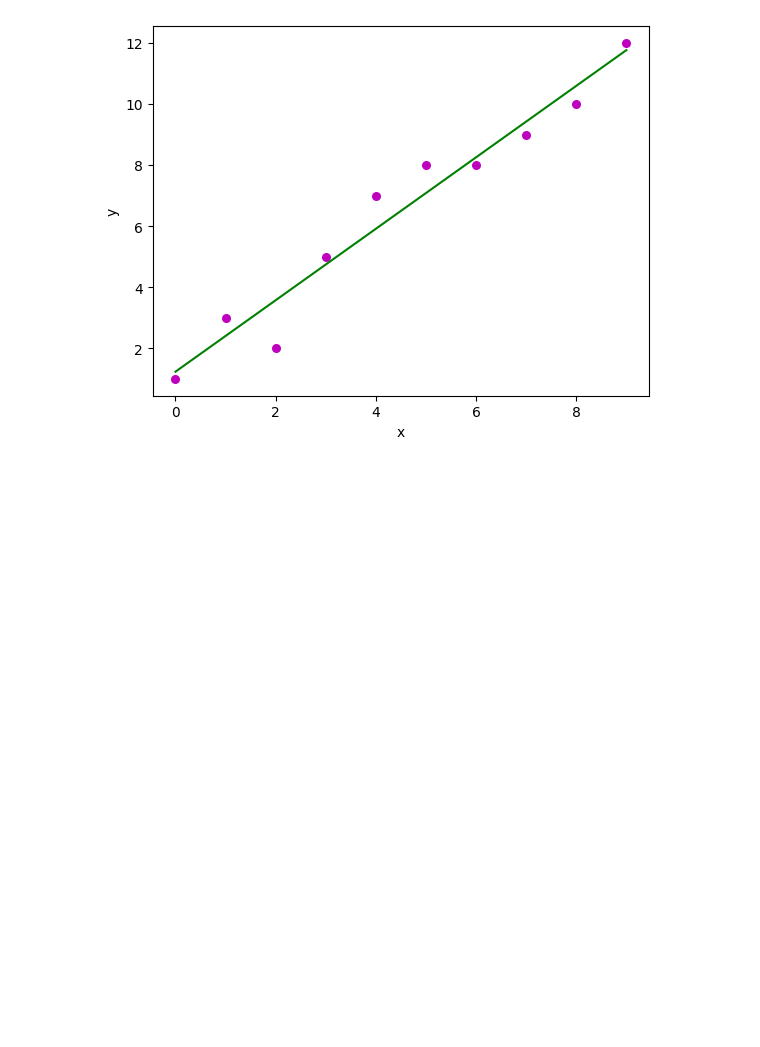
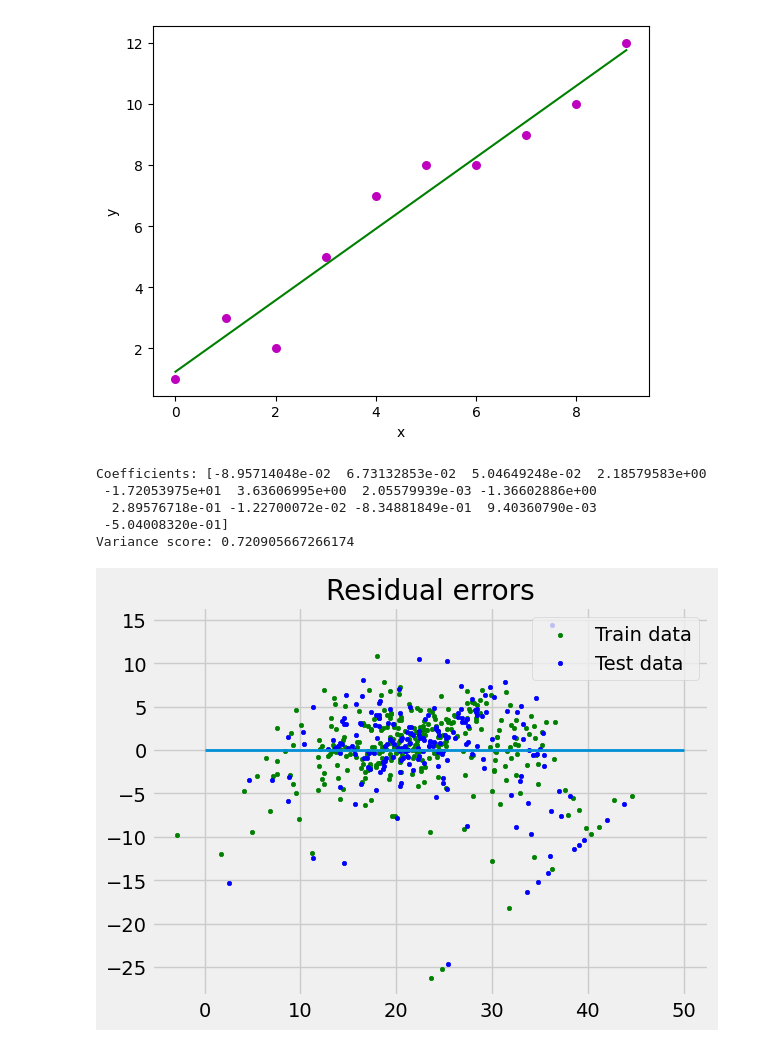
Before and after one commit to Subhash23jan/ML-LAB, a Jupyter notebook: LAB4_LR.ipynb, the cells around one changed output. Saved outputs shown, nothing was run; the diff lists cells and outputs as text; code cells hidden in the pictures; blank space fills up the shorter version.

```diff
--- a/LAB4_LR.ipynb
+++ b/LAB4_LR.ipynb
@@ -48,3 +48,44 @@ Estimated coefficients:
 b_0 = 1.2363636363636363
 b_1 = 1.1696969696969697
 [figure]
+# %%
+from sklearn.model_selection import train_test_split
+import matplotlib.pyplot as plt
+import numpy as np
+import pandas as pd
+from sklearn import datasets, linear_model, metrics
+
+data_url = "http://lib.stat.cmu.edu/datasets/boston"
+
+raw_df = pd.read_csv(data_url, sep="\s+", skiprows=22, header=None)
+X = np.hstack([raw_df.values[::2, :], raw_df.values[1::2, :2]])
+y = raw_df.values[1::2, 2]
+X_train, X_test, y_train, y_test = train_test_split(X, y, test_size=0.4, random_state=1)
+reg = linear_model.LinearRegression()
+reg.fit(X_train, y_train)
+# regression coefficients
+print("Coefficients:", reg.coef_)
+# variance score: 1 means perfect prediction
+print('Variance score:', reg.score(X_test, y_test))
+# plot for residual error
+# setting plot style
+plt.style.use('fivethirtyeight')
+# plotting residual errors in training data
+plt.scatter(reg.predict(X_train), reg.predict(X_train) - y_train, color="green", s=10, label='Train data')
+# plotting residual errors in test data
+plt.scatter(reg.predict(X_test), reg.predict(X_test) - y_test, color="blue", s=10, label='Test data')
+# plotting line for zero residual error
+plt.hlines(0, xmin=0, xmax=50, linewidth=2)
+# plotting legend
+plt.legend(loc='upper right')
+# plot title
+plt.title("Residual errors")
+# method call for showing the plot
+plt.show()
+# %% [output]
+Coefficients: [-8.95714048e-02  6.73132853e-02  5.04649248e-02  2.18579583e+00
+ -1.72053975e+01  3.63606995e+00  2.05579939e-03 -1.36602886e+00
+  2.89576718e-01 -1.22700072e-02 -8.34881849e-01  9.40360790e-03
+ -5.04008320e-01]
+Variance score: 0.720905667266174
+[figure, added]
```
